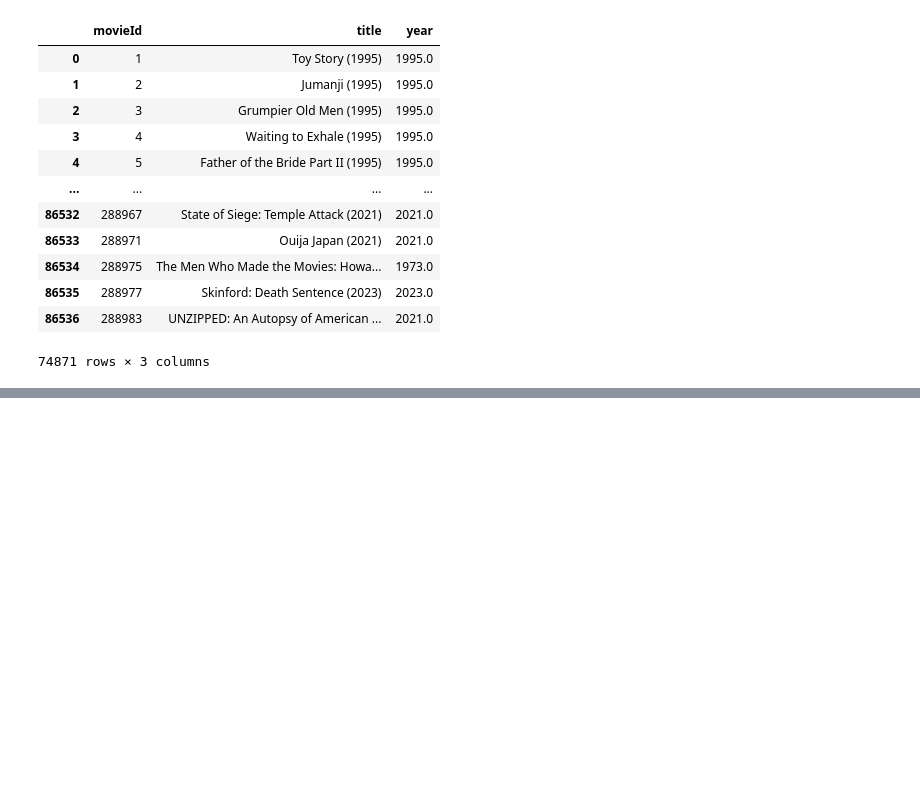
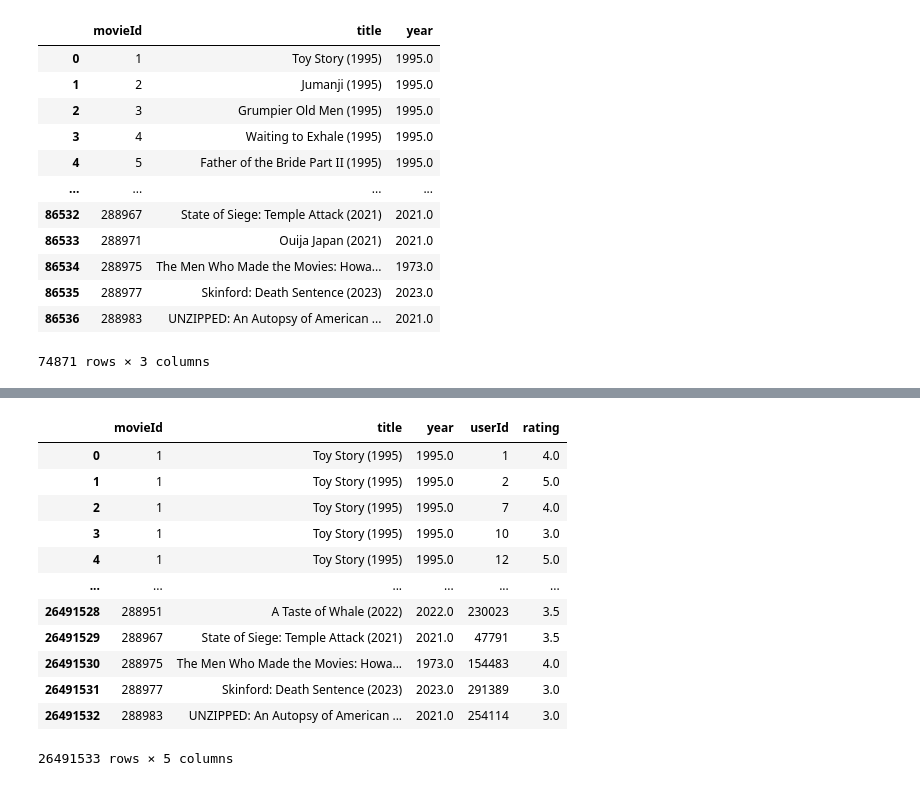
Before and after one commit to samiguru/AI-Samir-Ibrahim-OPA23, a Jupyter notebook: labs/Lab1_AI.ipynb, the cells around one changed output, grey strips where cells are left out. Drawn from its saved outputs; the diff is of its cells as text; code cells hidden in the pictures; blank space fills up the shorter version.

```diff
--- a/labs/Lab1_AI.ipynb
+++ b/labs/Lab1_AI.ipynb
@@ -249,3 +257,11 @@ movies_df # Display the modified DataFrame
 | 86535 | 288977 | Skinford: Death Sentence (2023) | 2023.0 |
 | 86536 | 288983 | UNZIPPED: An Autopsy of American ... | 2021.0 |
 74871 rows × 3 columns
+# %%
+# Load Rating data and drop timestamp column
+rating_df = pd.read_csv("../data/ml-latest/ratings.csv").drop(columns=["timestamp"])
+
+# Filter the data to include only ratings greater than or equal to 3
+rating_df = rating_df.query('rating >= 3')
+
+rating_df
@@ -251,0 +282,19 @@ movies_df # Display the modified DataFrame
+# %%
+# Merge movies and ratings dataframes on the 'movieId' column
+df_rating_movies = movies_df.merge(rating_df, on="movieId")
+
+df_rating_movies
+# %% [output]
+|  | movieId | title | year | userId | rating |
+| 0 | 1 | Toy Story (1995) | 1995.0 | 1 | 4.0 |
+| 1 | 1 | Toy Story (1995) | 1995.0 | 2 | 5.0 |
+| 2 | 1 | Toy Story (1995) | 1995.0 | 7 | 4.0 |
+| 3 | 1 | Toy Story (1995) | 1995.0 | 10 | 3.0 |
+| 4 | 1 | Toy Story (1995) | 1995.0 | 12 | 5.0 |
+| ... | ... | ... | ... | ... | ... |
+| 26491528 | 288951 | A Taste of Whale (2022) | 2022.0 | 230023 | 3.5 |
+| 26491529 | 288967 | State of Siege: Temple Attack (2021) | 2021.0 | 47791 | 3.5 |
+| 26491530 | 288975 | The Men Who Made the Movies: Howa... | 1973.0 | 154483 | 4.0 |
+| 26491531 | 288977 | Skinford: Death Sentence (2023) | 2023.0 | 291389 | 3.0 |
+| 26491532 | 288983 | UNZIPPED: An Autopsy of American ... | 2021.0 | 254114 | 3.0 |
+26491533 rows × 5 columns
```
Also changed, not shown: parts of 9 cells of this notebook.
